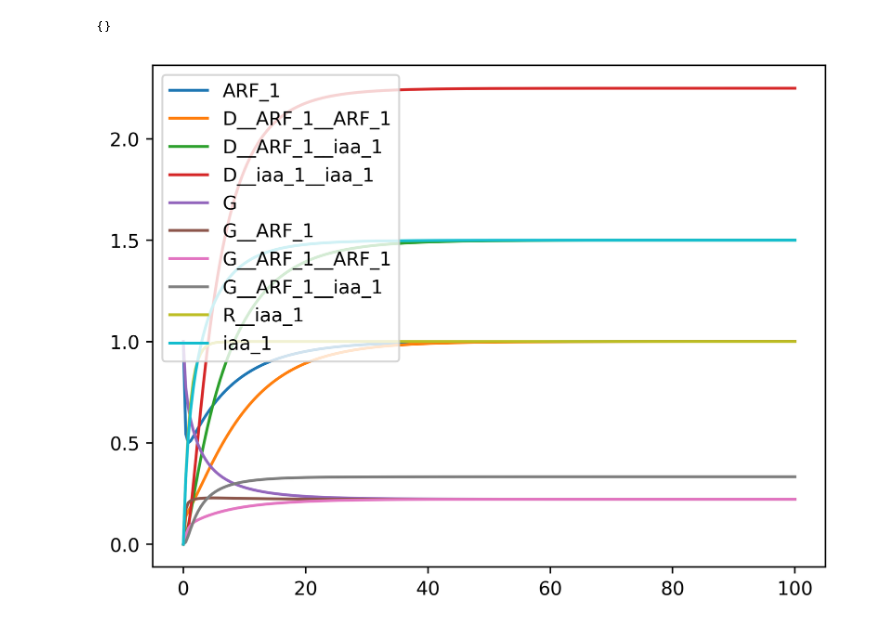
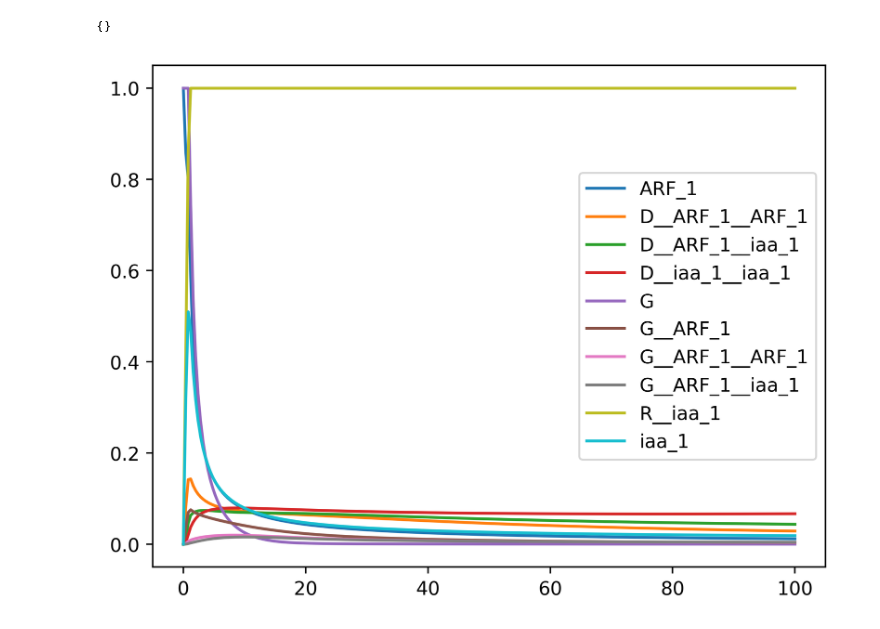
Before and after one commit to joeyshuttleworth/auxin_signalling_models, a Jupyter notebook: notebooks/simple_model_example.ipynb, the cells around one changed output. Cells and saved outputs as stored; diff of their text form; code cells hidden in the pictures.

```diff
--- a/notebooks/simple_model_example.ipynb
+++ b/notebooks/simple_model_example.ipynb
@@ -68,51 +69,51 @@ plt.show()
 # %%
-custom_parameters = {
-    'arf__d': 1.0,
+custom_parameters = \
+{'arf__d': 1.0,
  'arf__k': 1.0,
- 'd__D__ARF_1__ARF_1': 1.0,
- 'd__D__ARF_1__iaa_1': 1.0,
- 'd__D__iaa_1__iaa_1': 1.0,
- 'd__G__ARF_1': 1.0,
- 'd__G__ARF_1__ARF_1': 1.0,
- 'd__G__ARF_1__ARF_1__unbind__ARF_1': 1.0,
- 'd__G__ARF_1__iaa_1': 1.0,
- 'd__G__ARF_1__iaa_1__unbind__iaa_1': 1.0,
- 'd__R': 1.0,
- 'd__iaa_1_x': 1.0,
+ 'd__D__ARF_1__ARF_1': 0.1,
+ 'd__D__ARF_1__iaa_1': 0.1,
+ 'd__D__iaa_1__iaa_1': 0.1,
+ 'd__G__ARF_1': 0.01,
+ 'd__G__ARF_1__ARF_1': 0.01,
+ 'd__G__ARF_1__ARF_1__unbind__ARF_1': 0.0,
+ 'd__G__ARF_1__iaa_1': 0.01,
+ 'd__G__ARF_1__iaa_1__unbind__iaa_1': 0.0,
+ 'd__R': 0.004166666666666667,
+ 'd__iaa_1_x': 0.1,
  'iaa__d': 1.0,
  'iaa__k': 1.0,
- 'k__D__ARF_1__ARF_1': 1.0,
- 'k__D__ARF_1__iaa_1': 1.0,
- 'k__D__iaa_1__iaa_1': 1.0,
- 'k__G__ARF_1': 1.0,
- 'k__G__ARF_1__ARF_1': 1.0,
+ 'k__D__ARF_1__ARF_1': 0.25,
+ 'k__D__ARF_1__iaa_1': 0.25,
+ 'k__D__iaa_1__iaa_1': 0.25,
+ 'k__G__ARF_1': 0.1,
+ 'k__G__ARF_1__ARF_1': 0.1,
  'k__G__ARF_1__ARF_1__R__iaa_1': 1.0,
  'k__G__ARF_1__R__iaa_1': 1.0,
- 'k__G__ARF_1__bind__ARF_1': 1.0,
- 'k__G__ARF_1__bind__iaa_1': 1.0,
- 'k__G__ARF_1__iaa_1': 1.0,
+ 'k__G__ARF_1__bind__ARF_1': 0.0,
+ 'k__G__ARF_1__bind__iaa_1': 0.0,
+ 'k__G__ARF_1__iaa_1': 0.1,
  'k__G__ARF_1__iaa_1__R__iaa_1': 1.0,
  'k__G__R__iaa_1': 1.0,
- 'k__R': 1.0,
- 'k__R__iaa_1__iaa_1': 1.0,
- 'k__iaa_1': 1.0}
+ 'k__R': 0.01,
+ 'k__R__iaa_1__iaa_1': 0.0,
+ 'k__iaa_1': 0.0}
 
 ts = np.linspace(0, 100, 250)
 
 diff = { k : (custom_parameters[k], default_parameters[k]) for k in list(custom_parameters.keys()) + list(default_parameters.keys())
         if custom_parameters[k] != default_parameters[k]
        }
 
 print(diff)
 
 assert default_parameters == custom_parameters
 
-output, success = solver(ts, default_parameters,
+output, success = solver(ts, custom_parameters,
                             default_initial_conditions,
                             1.0)
-plt.plot(ts, output, label=list(default_initial_conditions))
+plt.plot(ts, output / output.max(axis=1)[:, None], label=list(default_initial_conditions))
 plt.legend()
 plt.show()
 # %% [output]
 {}
-[figure, old version]
+[figure, new version]
```
Also changed, not shown: parts of 2 cells of this notebook.
